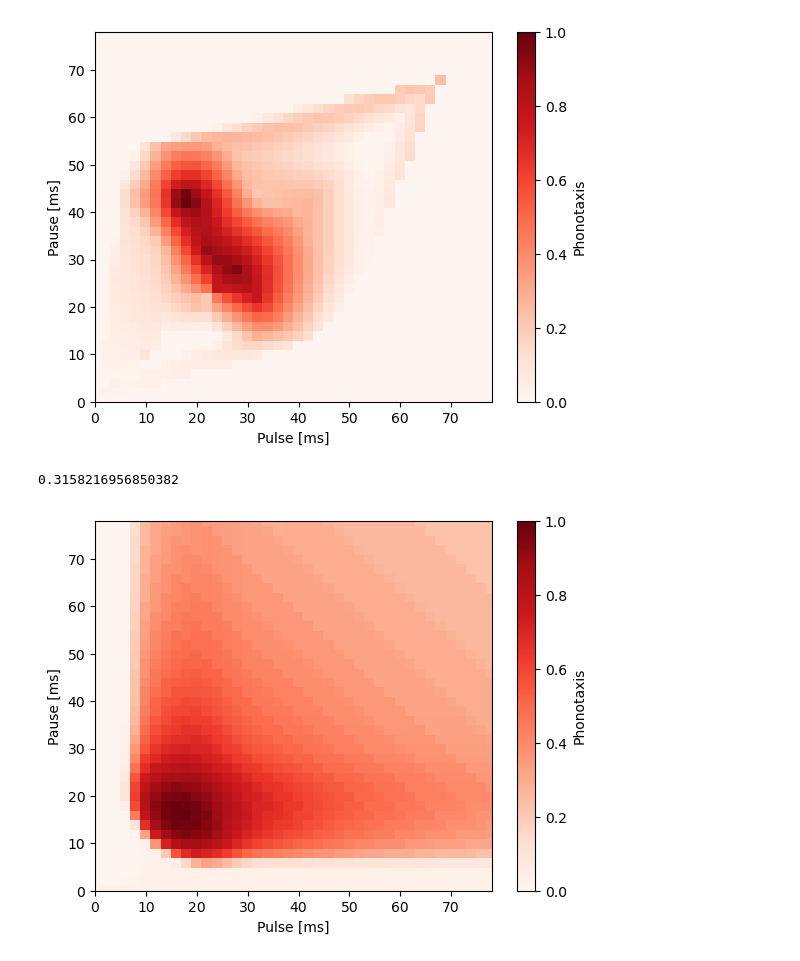
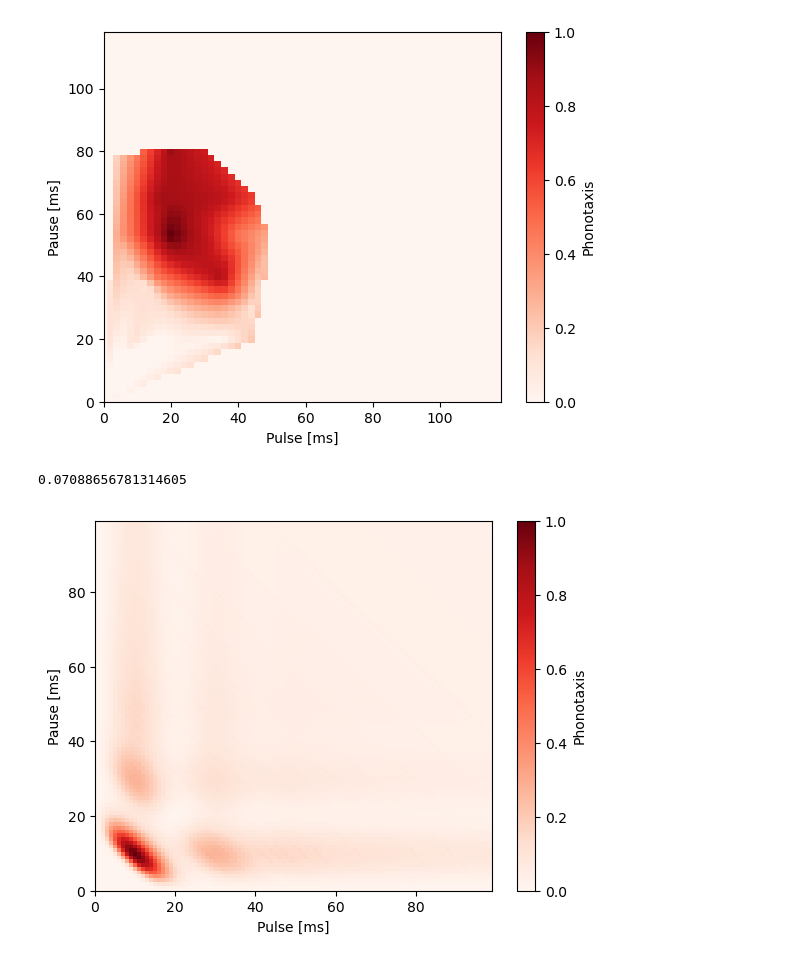
Before and after one commit to TheGeekyWarren/Lab_Rotation_Clemens, a Jupyter notebook: Final_Code-txtdata.ipynb, the cells around one changed output. Drawn from its saved outputs; the diff is of its cells as text; code cells hidden in the pictures.

```diff
--- a/Final_Code-txtdata.ipynb
+++ b/Final_Code-txtdata.ipynb
@@ -29,26 +29,30 @@ def plot_field(pdur, ppau, res):
 
 def filter_data(x, dur_max):
     pd_df = x
+
+    #finding frequency of each chirp duration
     (uniq, freq) = (np.unique(pd_df.CDUR, return_counts=True))
     xa = np.array([uniq,freq])
     xa = xa.astype(int)
 
+    #finding the bracket of 61 values with the most data points
     jo = np.zeros(np.max(xa[0]))
     jo[xa[0]-1] = freq
     jo2 = []
     for i in range(30,len(jo)-30):
         jo2.append([i, np.sum(jo[i-30:i+30])])
     jo2 = np.array(jo2).T
-
     j = np.where(jo2 == np.max(jo2[1]))
     val = j[1][1] + 31
 
+    #filtering down to values in the bracket calculated above
     x = pd_df.CDUR
     x1 = x>=(val-30)
     xa = pd_df[x1]
     x2 = xa.CDUR<=(val+30)
     xb = xa[x2]
 
+    #repeating the same procedure for the values in chirp pause
     pd_df = xb
     (uniq, freq) = (np.unique(pd_df.CPAU, return_counts=True))
     xa = np.array([uniq,freq])
@@ -60,7 +64,6 @@ def filter_data(x, dur_max):
     for i in range(30,len(jo)-30):
         jo2.append([i, np.sum(jo[i-30:i+30])])
     jo2 = np.array(jo2).T
-
     j = np.where(jo2 == np.max(jo2[1]))
     val = j[1][1] + 31
 
@@ -70,27 +73,33 @@ def filter_data(x, dur_max):
     x2 = xa.CPAU<=(val+30)
     xb = xa[x2]
 
+    #averaging the duplicates
     dfa = pd.DataFrame([xb.PDUR, xb.PPAU, xb.rXY]).T
     dfx = dfa.groupby(['PPAU', 'PDUR']).mean().reset_index()
 
+    #filtering for values under the maximum duration specified
     check = dfx<=dur_max
     df_c = np.all(check,1)
     dfx = dfx[df_c]
 
     dfx = np.array([dfx.PDUR, dfx.PPAU, dfx.rXY]).T
+    edg = [[0,0,0]]#, [0, dur_max, 0], [dur_max, dur_max, 0], [dur_max,0,0]] #initializing origin to zero (for smooth interpolation purposes)
+    dfx = np.append(dfx, edg, axis = 0)
+    dfx = dfx.T
+
+    plt.plot(dfx[0], dfx[1], 'o')
+    plt.xlim(0, dur_max)
+    plt.ylim(0, dur_max)
+    plt.show()
     return dfx
 # %%
 #Importing data from file
 
 def import_data(dur_max, dur_step):
 
-    pd_df = pd.read_csv("dat/FIR.txt")
+    pd_df = pd.read_csv("dat/OAX.txt")
     df = filter_data(pd_df, dur_max)
 
-    edg = [[0,0,0]]#, [0, dur_max-1, 0], [dur_max-1, dur_max-1, 0], [dur_max-1,0,0]]
-    df = np.append(df, edg, axis = 0) #[20, 20, 0],
-
-    df = df.T
     pdur = df[0]
     ppau = df[1]
     phonotaxis = df[2]
@@ -115,8 +124,8 @@ def import_data(dur_max, dur_step):
 # %%
 #defining some global variables that are constant and used throughout the code
 
-dur_max = 80  # ms
-dur_step = 2  # ms
+dur_max = 30  # ms
+dur_step = 1.5 # ms
 global pnt_ori, pdur_i, ppau_i
 pnt_ori = import_data(dur_max, dur_step)
 pnt_ori /= np.max(pnt_ori)
@@ -126,7 +137,7 @@ pdur_i, ppau_i = gen_field(dur_max, dur_step)
 #For reference
 plot_field(pdur_i, ppau_i, pnt_ori)
 # %% [output]
-[figure, old version]
+[figure, new version]
 # %%
 #generating the signal from the parameter duty cycle
 
@@ -228,13 +243,13 @@ def sig_diff2(cfg):
 # %%
 #setting initial values. and printing the start point of the minimize function present below
-cfg = [30, 10, 1, 0.01, 2, 20]
+cfg = [50, 15, 0, 0, 0.05, 1]
 y = sig_diff(cfg)
 print(y)
 xz = sig_diff2(cfg)
 plot_field(pdur_i, ppau_i, xz[1])
 # %% [output]
-0.3158216956850382
+0.07088656781314605
-[figure, old version]
+[figure, new version]
 # %%
 # Example parameters for signal generation
 # sf = 2000
```
Also changed, not shown: parts of 6 cells of this notebook.
